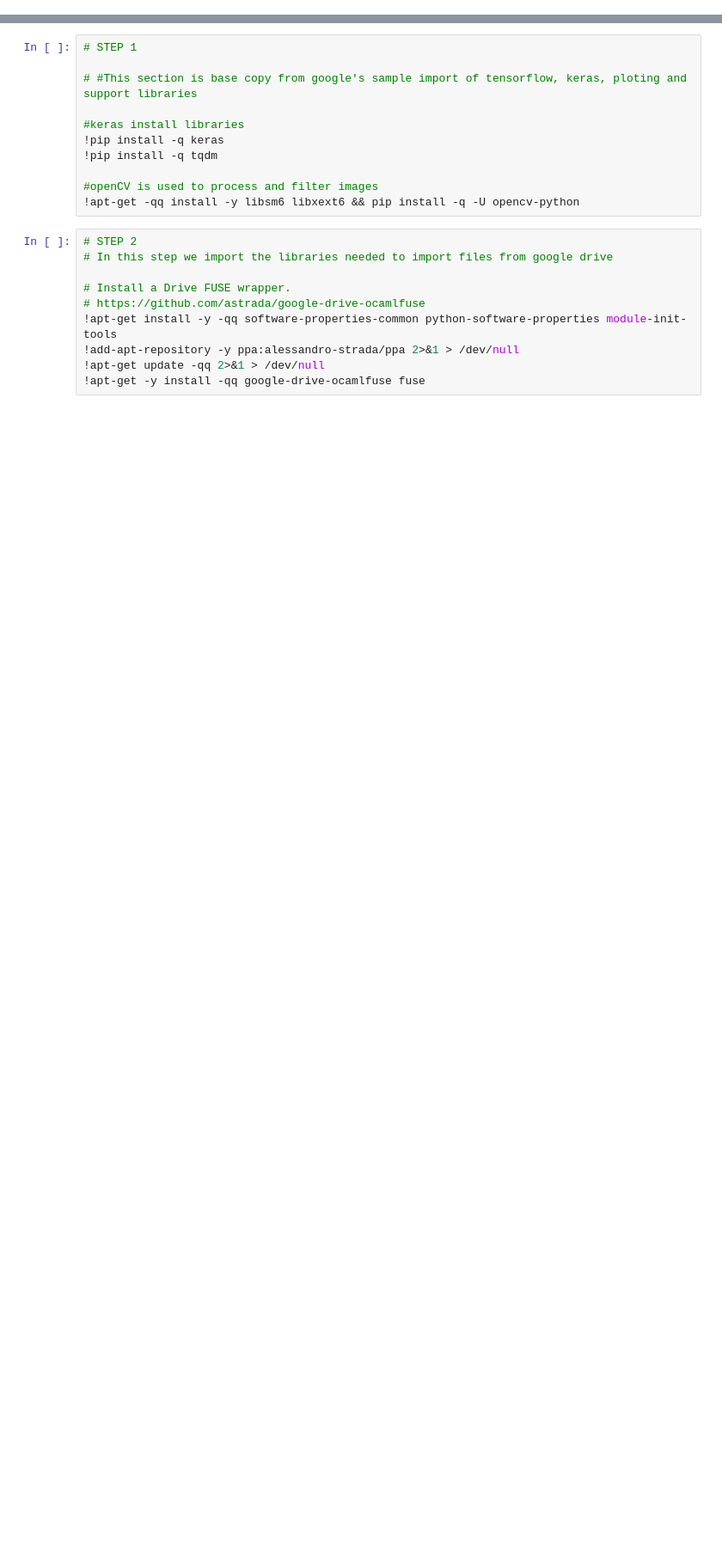
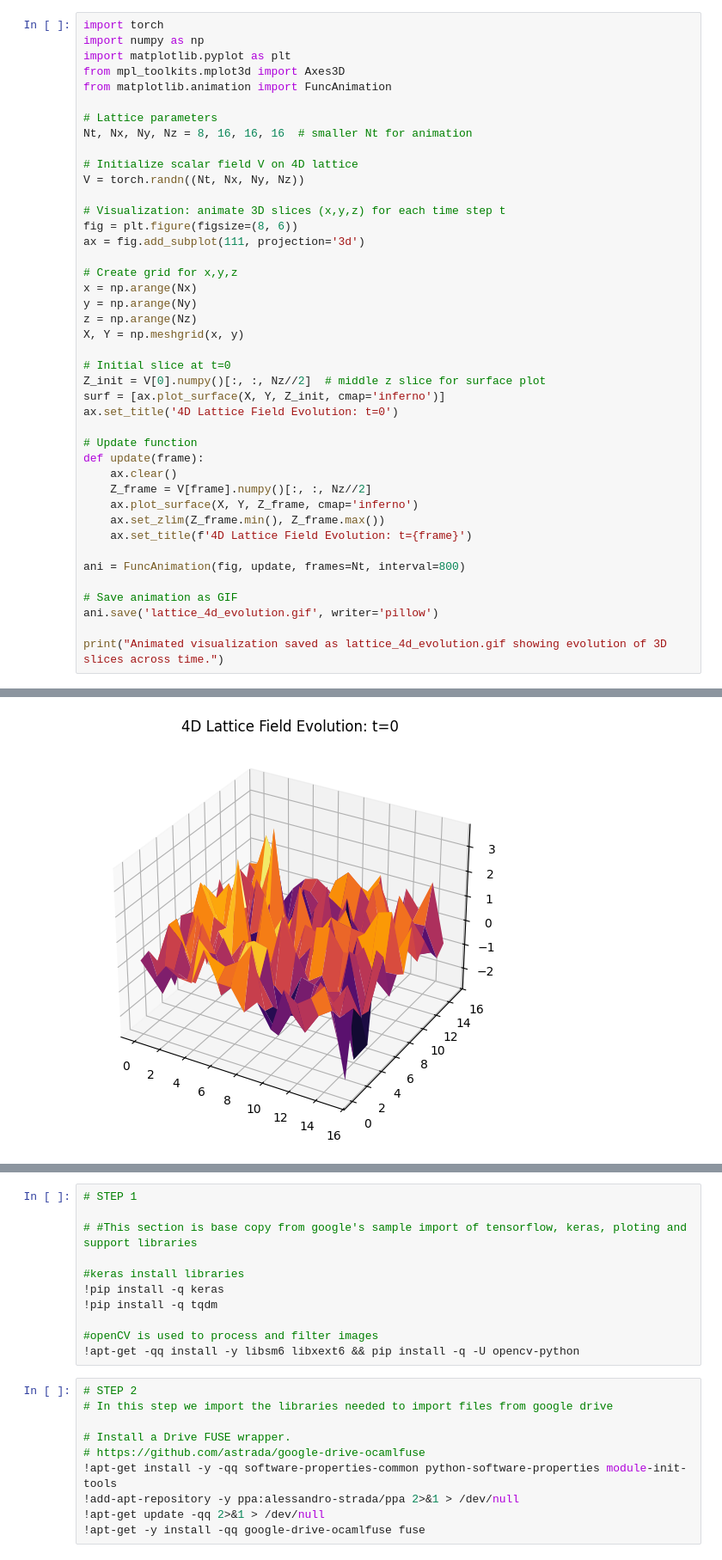
Before and after one commit to shivnath201326/my-affiliate-website, a Jupyter notebook: Untitled0.ipynb, the cells around one changed output, grey strips where cells are left out. Shown at 86% size. Saved outputs shown, nothing was run; the diff lists cells and outputs as text; blank space fills up the shorter version.

```diff
--- a/Untitled0.ipynb
+++ b/Untitled0.ipynb
@@ -140,0 +168,43 @@ Image('diffusion_storyboard_dual_image.png')
+# %%
+import torch
+import numpy as np
+import matplotlib.pyplot as plt
+from mpl_toolkits.mplot3d import Axes3D
+from matplotlib.animation import FuncAnimation
+
+# Lattice parameters
+Nt, Nx, Ny, Nz = 8, 16, 16, 16  # smaller Nt for animation
+
+# Initialize scalar field V on 4D lattice
+V = torch.randn((Nt, Nx, Ny, Nz))
+
+# Visualization: animate 3D slices (x,y,z) for each time step t
+fig = plt.figure(figsize=(8, 6))
+ax = fig.add_subplot(111, projection='3d')
+
+# Create grid for x,y,z
+x = np.arange(Nx)
+y = np.arange(Ny)
+z = np.arange(Nz)
+X, Y = np.meshgrid(x, y)
+
+# Initial slice at t=0
+Z_init = V[0].numpy()[:, :, Nz//2]  # middle z slice for surface plot
+surf = [ax.plot_surface(X, Y, Z_init, cmap='inferno')]
+ax.set_title('4D Lattice Field Evolution: t=0')
+
+# Update function
+def update(frame):
+    ax.clear()
+    Z_frame = V[frame].numpy()[:, :, Nz//2]
+    ax.plot_surface(X, Y, Z_frame, cmap='inferno')
+    ax.set_zlim(Z_frame.min(), Z_frame.max())
+    ax.set_title(f'4D Lattice Field Evolution: t={frame}')
+
+ani = FuncAnimation(fig, update, frames=Nt, interval=800)
+
+# Save animation as GIF
+ani.save('lattice_4d_evolution.gif', writer='pillow')
+
+print("Animated visualization saved as lattice_4d_evolution.gif showing evolution of 3D slices across time.")
+# %% [output]
@@ -140,0 +212 @@ Image('diffusion_storyboard_dual_image.png')
+[figure, added]
```
Also changed, not shown: parts of 126 cells of this notebook.
